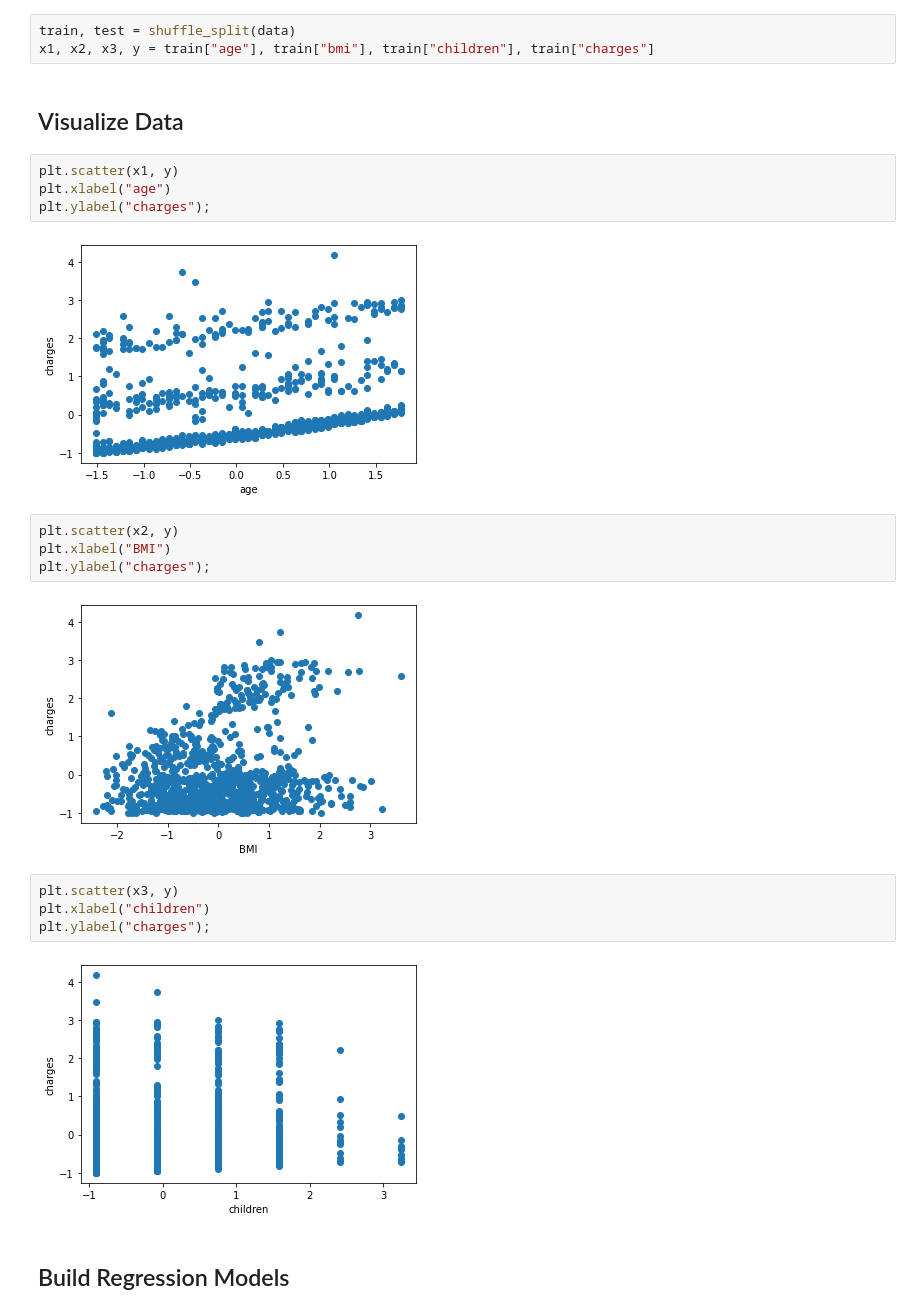
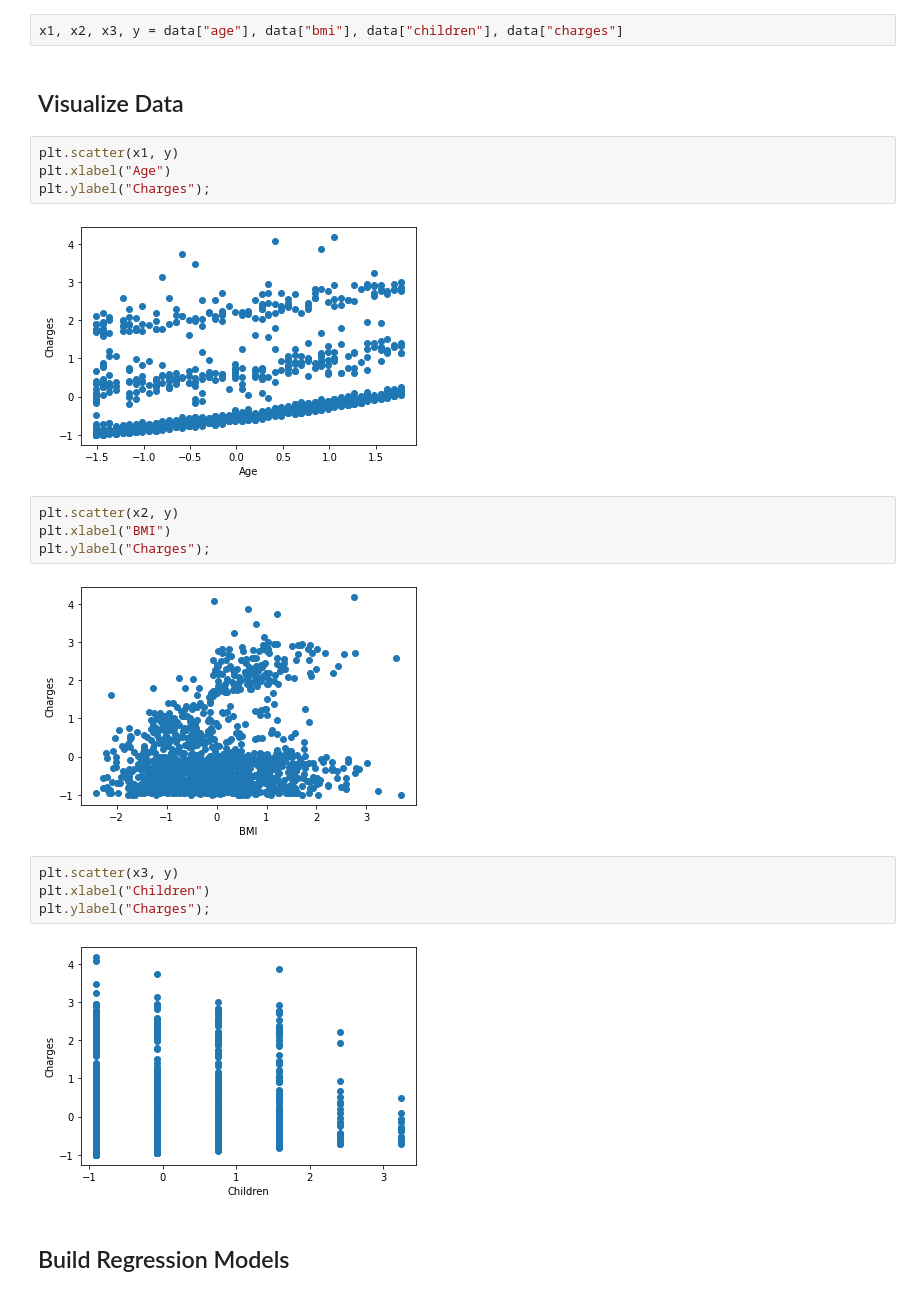
Before and after one commit to revanthmopidevi/DS-Assignments, a Jupyter notebook: Regression/A2/A2_NE.ipynb, the cells around one changed output. Cells and saved outputs as stored; diff of their text form.

```diff
--- a/Regression/A2/A2_NE.ipynb
+++ b/Regression/A2/A2_NE.ipynb
@@ -79,26 +73,25 @@ def shuffle_split(data):
 # %%
-train, test = shuffle_split(data)
-x1, x2, x3, y = train["age"], train["bmi"], train["children"], train["charges"]
+x1, x2, x3, y = data["age"], data["bmi"], data["children"], data["charges"]
 # %% [markdown]
 ## Visualize Data
 # %%
 plt.scatter(x1, y)
-plt.xlabel("age")
-plt.ylabel("charges");
+plt.xlabel("Age")
+plt.ylabel("Charges");
 # %% [output]
-[figure, old version]
+[figure, new version]
 # %%
 plt.scatter(x2, y)
 plt.xlabel("BMI")
-plt.ylabel("charges");
+plt.ylabel("Charges");
 # %% [output]
-[figure, old version]
+[figure, new version]
 # %%
 plt.scatter(x3, y)
-plt.xlabel("children")
-plt.ylabel("charges");
+plt.xlabel("Children")
+plt.ylabel("Charges");
 # %% [output]
-[figure, old version]
+[figure, new version]
 # %% [markdown]
 ## Build Regression Models
 # %% [markdown]
```
Also changed, not shown: parts of 19 cells of this notebook.
